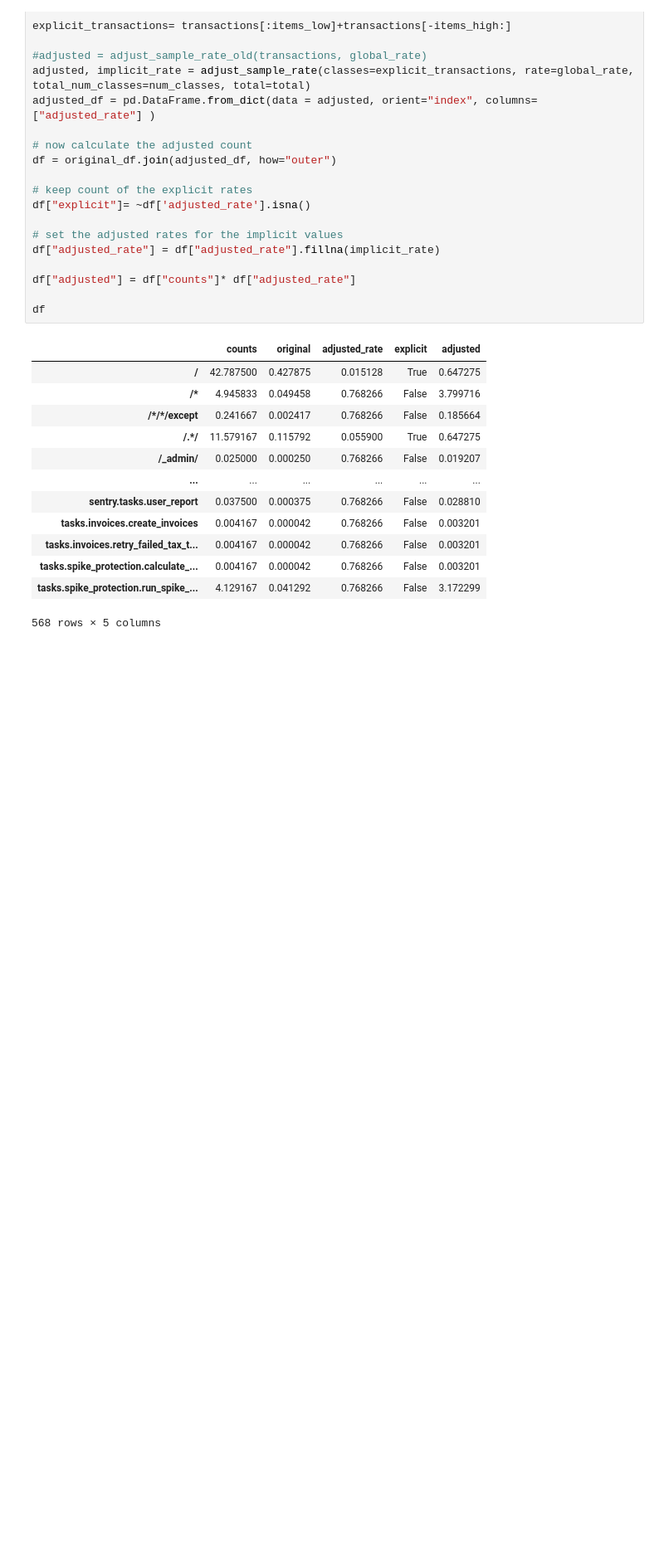
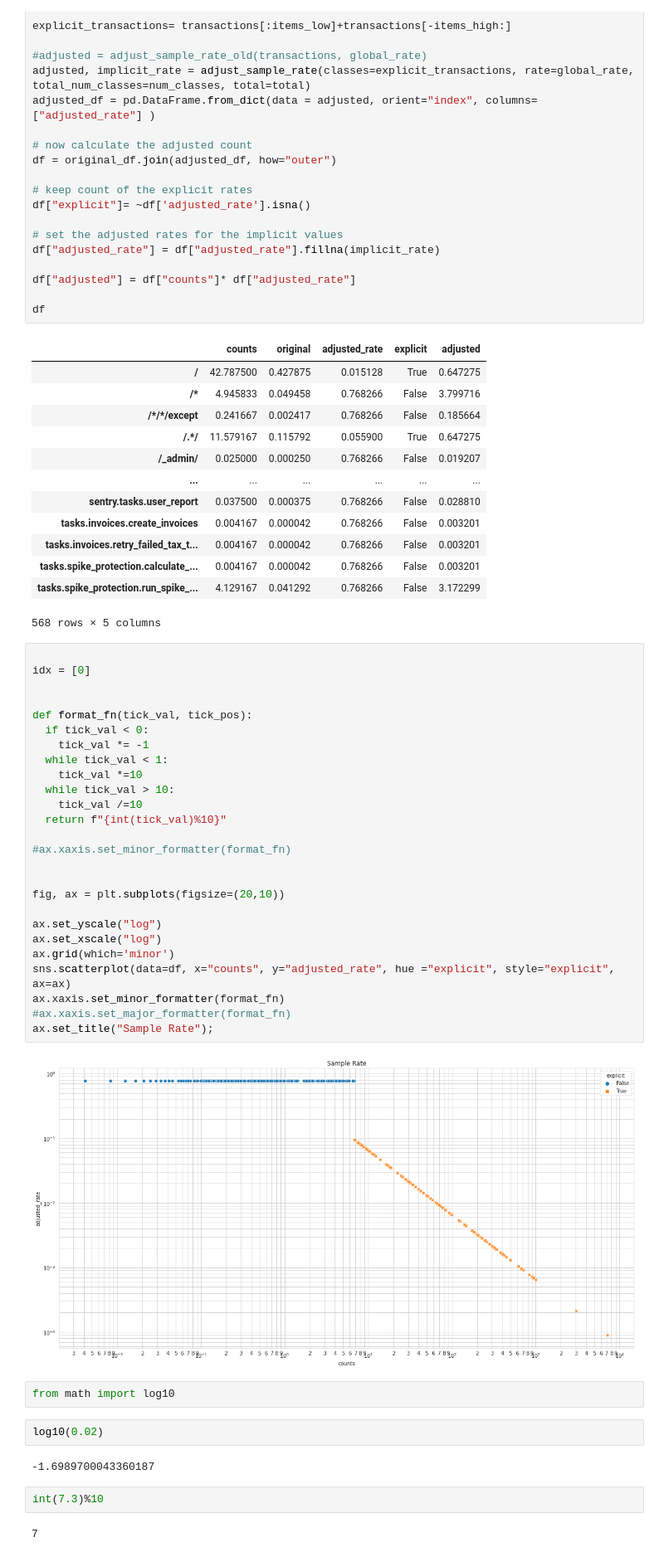
Before and after one commit to RaduW/volume-rebalance, a Jupyter notebook: volume_rebalancing.ipynb, the cells around one changed output. Shown: that part at 83% size. Cells and saved outputs as stored; diff of their text form; blank space fills up the shorter version.

Commit message:
added minor ticks formatter

```diff
--- a/volume_rebalancing.ipynb
+++ b/volume_rebalancing.ipynb
@@ -328,3 +339,41 @@ df
 | tasks.spike_protection.calculate_... | 0.004167 | 0.000042 | 0.768266 | False | 0.003201 |
 | tasks.spike_protection.run_spike_... | 4.129167 | 0.041292 | 0.768266 | False | 3.172299 |
 568 rows × 5 columns
+# %%
+
+idx = [0]
+
+
+def format_fn(tick_val, tick_pos):
+  if tick_val < 0:
+    tick_val *= -1
+  while tick_val < 1:
+    tick_val *=10
+  while tick_val > 10:
+    tick_val /=10
+  return f"{int(tick_val)%10}"
+
+#ax.xaxis.set_minor_formatter(format_fn)
+
+
+fig, ax = plt.subplots(figsize=(20,10))
+
+ax.set_yscale("log")
+ax.set_xscale("log")
+ax.grid(which='minor')
+sns.scatterplot(data=df, x="counts", y="adjusted_rate", hue ="explicit", style="explicit", ax=ax)
+ax.xaxis.set_minor_formatter(format_fn)
+#ax.xaxis.set_major_formatter(format_fn)
+ax.set_title("Sample Rate");
+# %% [output]
+[figure, added]
+# %%
+from math import log10
+# %%
+log10(0.02)
+# %% [output]
+-1.6989700043360187
+# %%
+int(7.3)%10
+# %% [output]
+7
```
Also changed, not shown: parts of 2 cells of this notebook.
